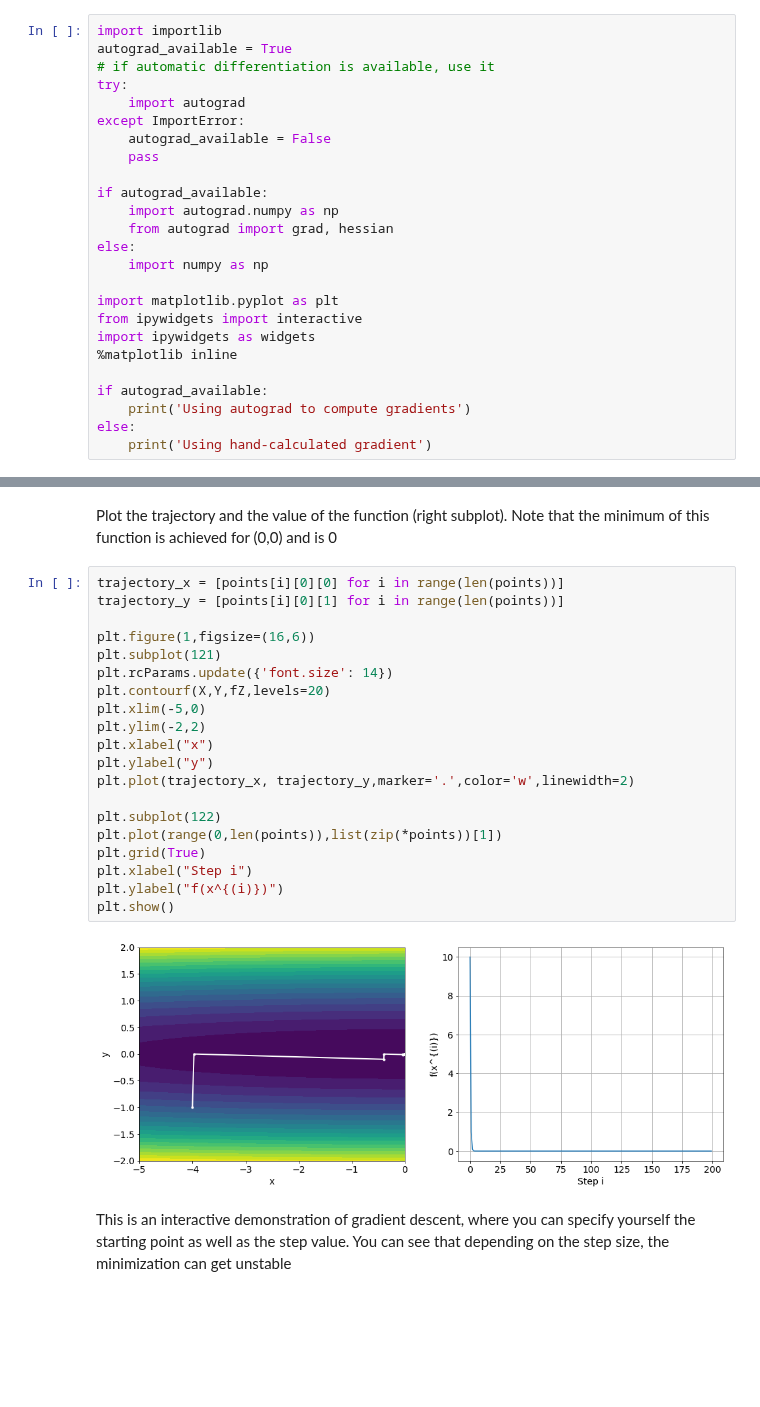
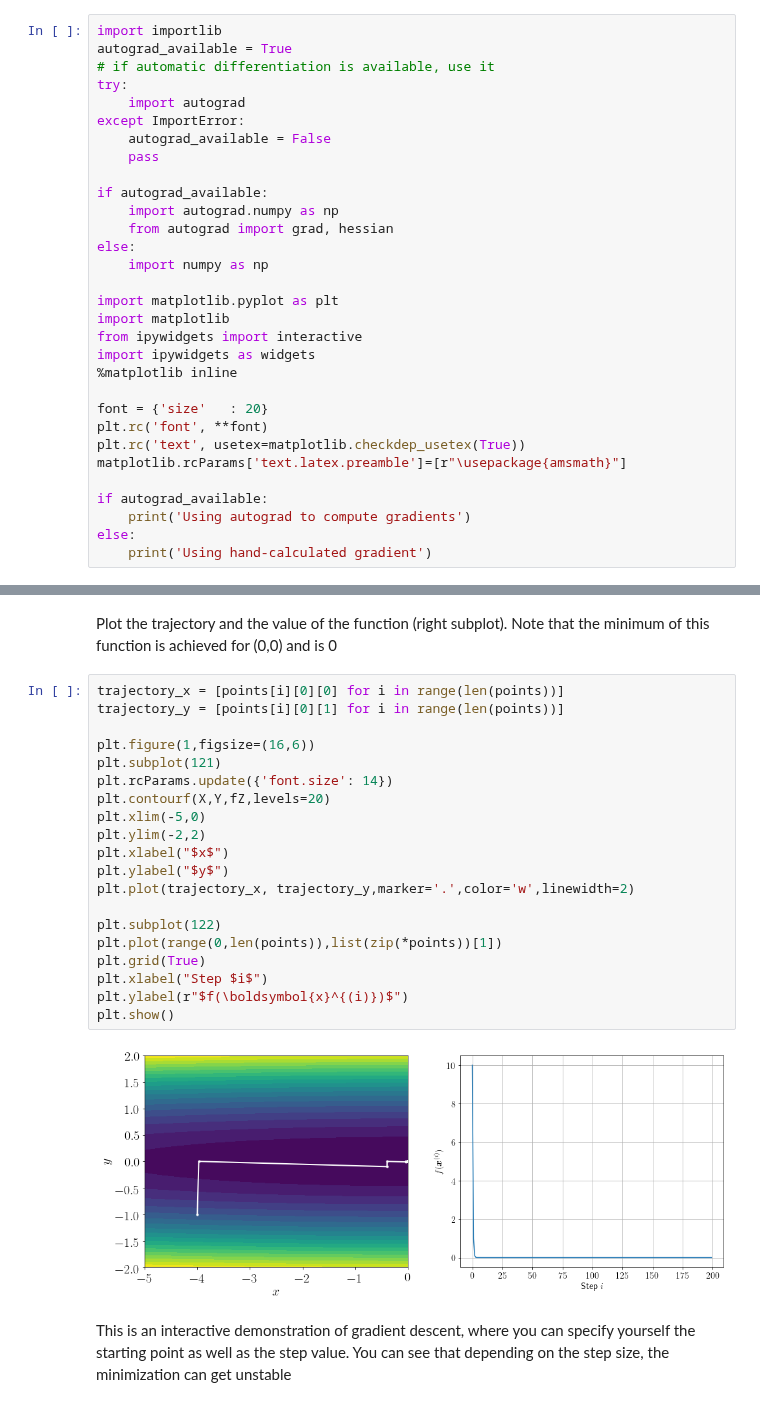
Before and after one commit to kit-cel/lecture-examples, a Jupyter notebook: mloc/ch1_Preliminaries/steepest_gradient_descent_with_Hessian.ipynb, the cells around one changed output, grey strips where cells are left out. Drawn from its saved outputs; the diff is of its cells as text; blank space fills up the shorter version.

```diff
--- a/mloc/ch1_Preliminaries/steepest_gradient_descent_with_Hessian.ipynb
+++ b/mloc/ch1_Preliminaries/steepest_gradient_descent_with_Hessian.ipynb
@@ -24,9 +24,15 @@ else:
     import numpy as np
 
 import matplotlib.pyplot as plt
+import matplotlib
 from ipywidgets import interactive
 import ipywidgets as widgets
 %matplotlib inline
+
+font = {'size'   : 20}
+plt.rc('font', **font)
+plt.rc('text', usetex=matplotlib.checkdep_usetex(True))
+matplotlib.rcParams['text.latex.preamble']=[r"\usepackage{amsmath}"]
 
 if autograd_available:
     print('Using autograd to compute gradients')
@@ -99,25 +105,25 @@ Plot the trajectory and the value of the function (right subplot). Note that the
 # %%
 trajectory_x = [points[i][0][0] for i in range(len(points))]
 trajectory_y = [points[i][0][1] for i in range(len(points))]
 
 plt.figure(1,figsize=(16,6))
 plt.subplot(121)
 plt.rcParams.update({'font.size': 14})
 plt.contourf(X,Y,fZ,levels=20)
 plt.xlim(-5,0)
 plt.ylim(-2,2)
-plt.xlabel("x")
-plt.ylabel("y")
+plt.xlabel("$x$")
+plt.ylabel("$y$")
 plt.plot(trajectory_x, trajectory_y,marker='.',color='w',linewidth=2)
 
 plt.subplot(122)
 plt.plot(range(0,len(points)),list(zip(*points))[1])
 plt.grid(True)
-plt.xlabel("Step i")
-plt.ylabel("f(x^{(i)})")
+plt.xlabel("Step $i$")
+plt.ylabel(r"$f(\boldsymbol{x}^{(i)})$")
 plt.show()
 # %% [output]
-[figure, old version]
+[figure, new version]
 # %% [markdown]
 This is an interactive demonstration of gradient descent, where you can specify yourself the starting point as well as the step value. You can see that depending on the step size, the minimization can get unstable
 # %%
```
Also changed, not shown: parts of 4 cells of this notebook, 1 other file.
